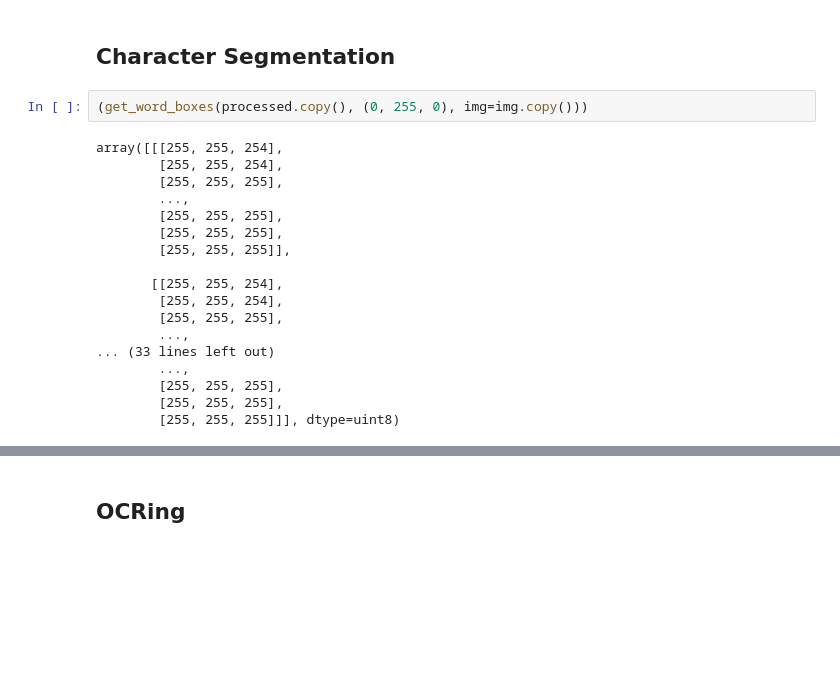
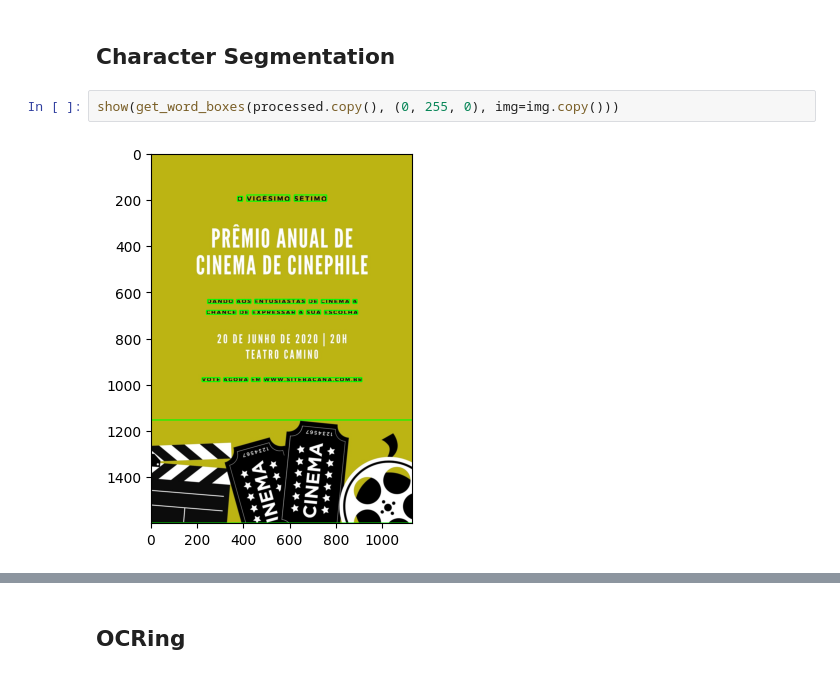
Before and after one commit to Lacerdajp/MyOCR, a Jupyter notebook: main.ipynb, the cells around one changed output, grey strips where cells are left out. Saved outputs shown, nothing was run; the diff lists cells and outputs as text; blank space fills up the shorter version.

Commit message:
modified:   config.py 	new file:   data/images/poster.jpg 	modified:   main.ipynb

```diff
--- a/main.ipynb
+++ b/main.ipynb
@@ -39,25 +39,9 @@ show(processed)
 # %% [markdown]
 ## Character Segmentation
 # %%
-(get_word_boxes(processed.copy(), (0, 255, 0), img=img.copy()))
+show(get_word_boxes(processed.copy(), (0, 255, 0), img=img.copy()))
 # %% [output]
-array([[[255, 255, 254],
-        [255, 255, 254],
-        [255, 255, 255],
-        ...,
-        [255, 255, 255],
-        [255, 255, 255],
-        [255, 255, 255]],
-
-       [[255, 255, 254],
-        [255, 255, 254],
-        [255, 255, 255],
-        ...,
-... (33 lines left out)
-        ...,
-        [255, 255, 255],
-        [255, 255, 255],
-        [255, 255, 255]]], dtype=uint8)
+[figure, added]
 # %%
 show(get_word_boxes(img.copy(), (255,255,255)))
 # %% [output]
```
Also changed, not shown: parts of 9 cells of this notebook, 2 other files.
